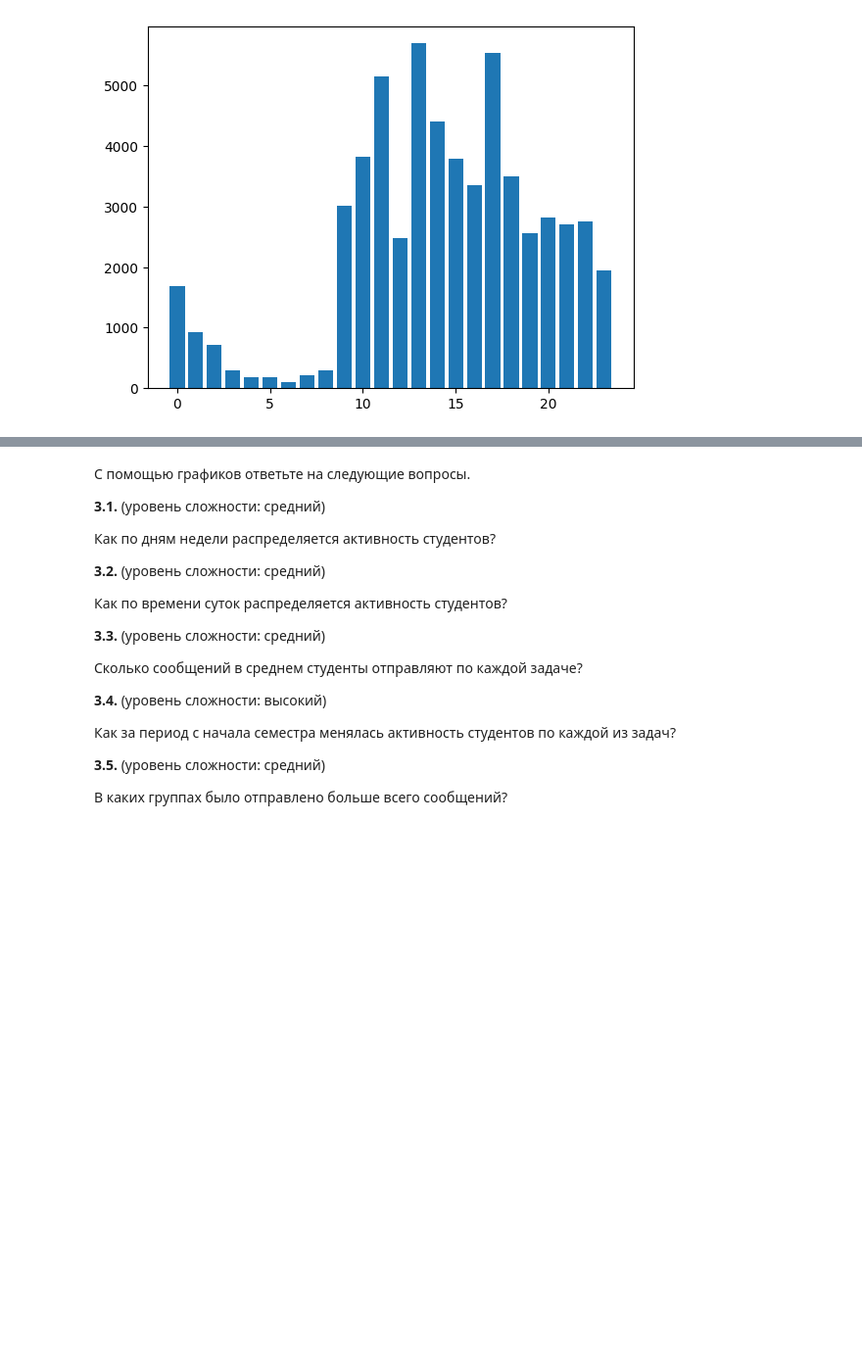
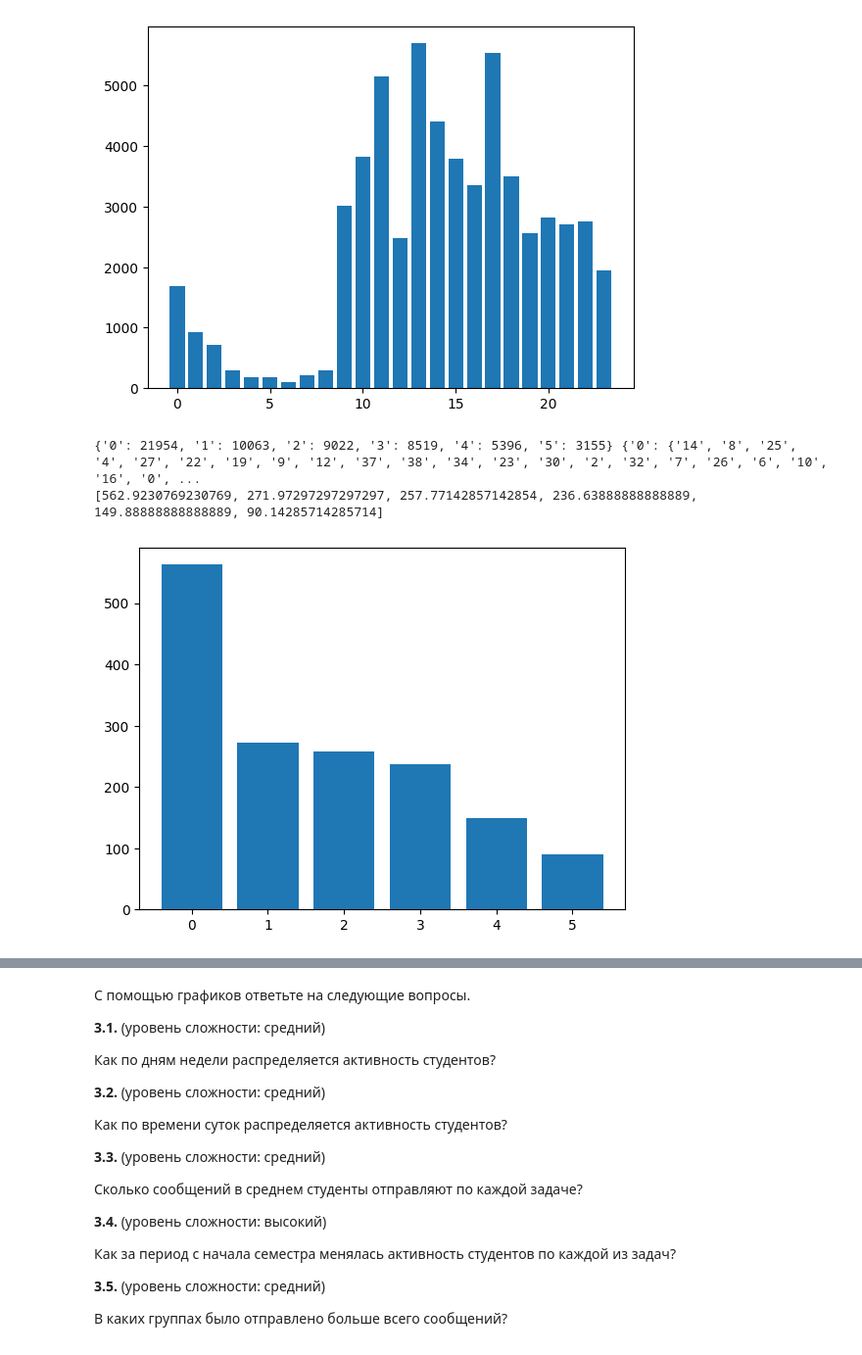
Before and after one commit to Idontlikeni/fourth_semestr, a Jupyter notebook: piton/pract3.ipynb, the cells around one changed output, grey strips where cells are left out. Shown at 98% size. Saved outputs shown, nothing was run; the diff lists cells and outputs as text; code cells hidden in the pictures; blank space fills up the shorter version.

```diff
--- a/piton/pract3.ipynb
+++ b/piton/pract3.ipynb
@@ -585,3 +585,30 @@ ax.bar(dct.keys(), dct.values())
 plt.show()
 # %% [output]
 [figure]
+# %%
+# 3.3
+import matplotlib.pyplot as plt
+vars = dict()
+nums = dict()
+for line in messages:
+    # print(line)
+    # print(parse_time(line[4]).hour)
+    task = line[1]
+    id = line[0]
+    variant = line[2]
+    vars[task] = vars.get(task, set())
+    vars[task].add(variant)
+    nums[task] = nums.get(task, 0) + 1
+
+print(nums, vars)
+
+print(list(map(lambda x: x[1] / x[0], list(zip(list(map(lambda x: len(x), vars.values())), nums.values())))))
+
+fig, ax = plt.subplots()
+ax.bar(nums.keys(), list(map(lambda x: x[1] / x[0], list(zip(list(map(lambda x: len(x), vars.values())), nums.values())))))
+
+plt.show()
+# %% [output]
+{'0': 21954, '1': 10063, '2': 9022, '3': 8519, '4': 5396, '5': 3155} {'0': {'14', '8', '25', '4', '27', '22', '19', '9', '12', '37', '38', '34', '23', '30', '2', '32', '7', '26', '6', '10', '16', '0', ...
+[562.9230769230769, 271.97297297297297, 257.77142857142854, 236.63888888888889, 149.88888888888889, 90.14285714285714]
+[figure, added]
```
Also changed, not shown: parts of 11 cells of this notebook, 16 other files.
